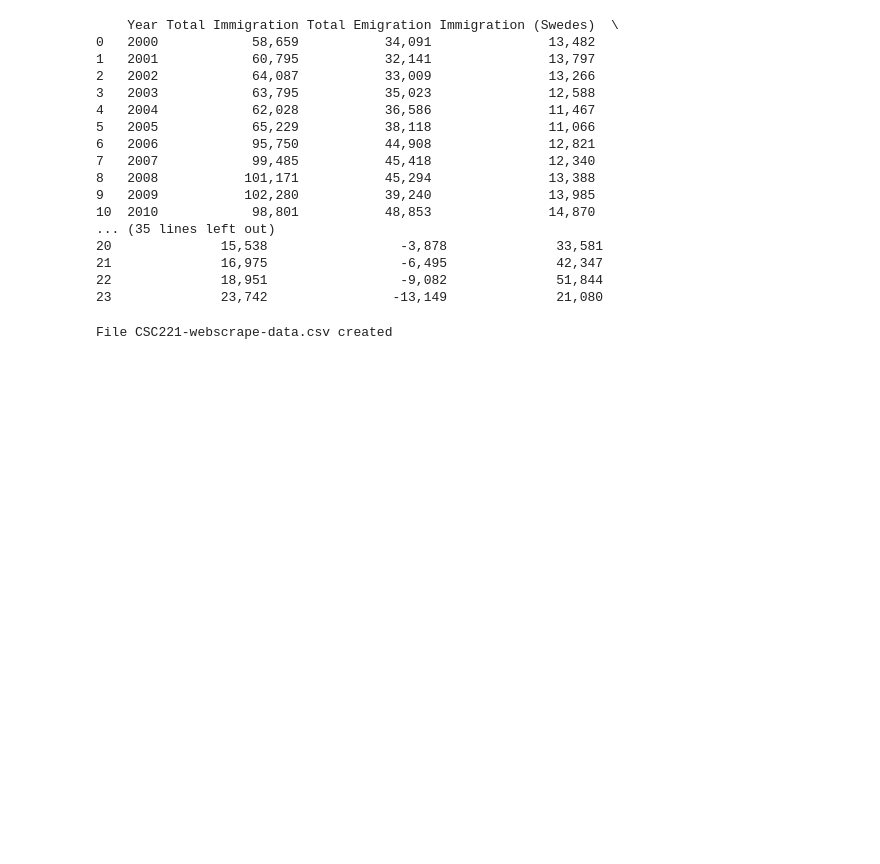
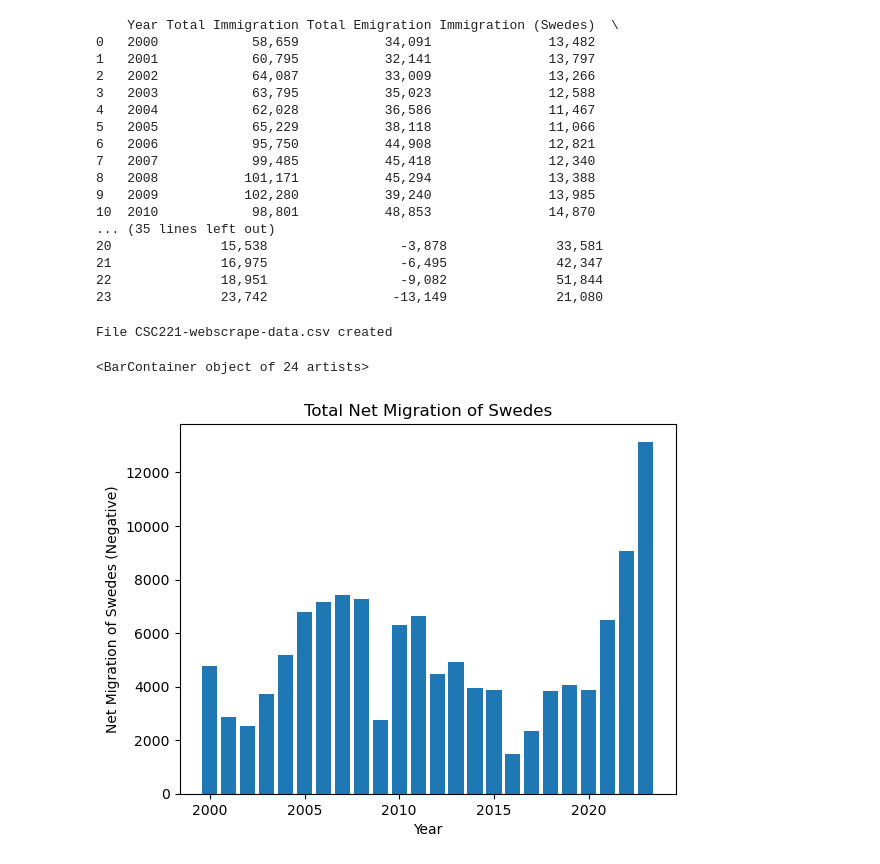
Before and after one commit to kghaley1/CSC221-kghaley1-GroupProject, a Jupyter notebook: CSC221-kghaley1-GroupProject.ipynb, the cells around one changed output. Saved outputs shown, nothing was run; the diff lists cells and outputs as text; code cells hidden in the pictures; blank space fills up the shorter version.

Commit message:
Add files via upload
This is the update for the code including the graph

```diff
--- a/CSC221-kghaley1-GroupProject.ipynb
+++ b/CSC221-kghaley1-GroupProject.ipynb
@@ -168,0 +172,17 @@ File CSC221-webscrape-data.csv created
+# %%
+# reading the csv file to a dataframe
+with open("CSC221-webscrape-data.csv") as file:
+   df = pd.read_csv(file)
+x = df["Year"]
+y_str = df["Net Migration (Swedes)"]
+y = []
+for data in y_str:
+    y.append(abs(int(data.replace(",", ""))))
+plt.title("Total Net Migration of Swedes")
+plt.xlabel("Year")
+plt.ylabel("Net Migration of Swedes (Negative)")
+plt.plot
+plt.bar(x, y)
+# %% [output]
+<BarContainer object of 24 artists>
+[figure, added]
```
Also changed, not shown: parts of 2 cells of this notebook.
